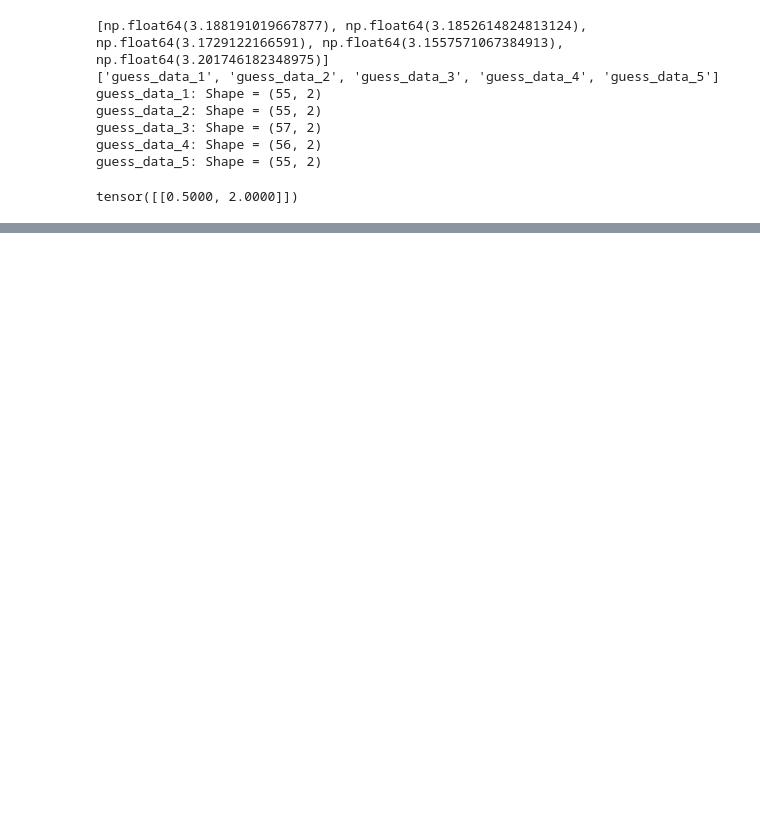
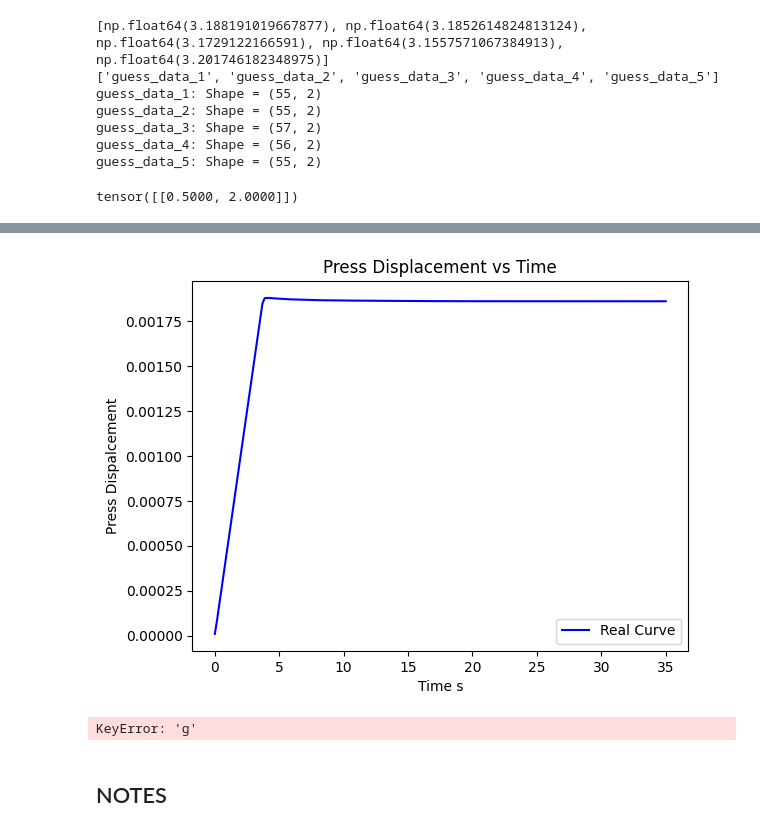
Before and after one commit to mariogov/moldflow_automation, a Jupyter notebook: Wall_Slip.ipynb, the cells around one changed output, grey strips where cells are left out. Saved outputs shown, nothing was run; the diff lists cells and outputs as text; code cells hidden in the pictures; blank space fills up the shorter version.

```diff
--- a/Wall_Slip.ipynb
+++ b/Wall_Slip.ipynb
@@ -270 +310,11 @@ with torch.no_grad():
+# %%
+plt.plot(common_time, real_disp_resampled, 'b-', label = 'Real Curve')
+plt.legend(loc='best')
+plt.xlabel('Time s')
+plt.ylabel('Press Dispalcement')
+plt.title('Press Displacement vs Time')
+plt.show()
+# %% [output]
+[figure, added]
+KeyError: 'g'
 # %%
@@ -395,4 +445,6 @@ fig.update_layout(
 
 fig.show()
 fig.write_html("acquisiton_func.html")
+# %% [markdown]
+## NOTES
 # %% [markdown]
```
Also changed, not shown: parts of 7 cells of this notebook, 2 other files.
